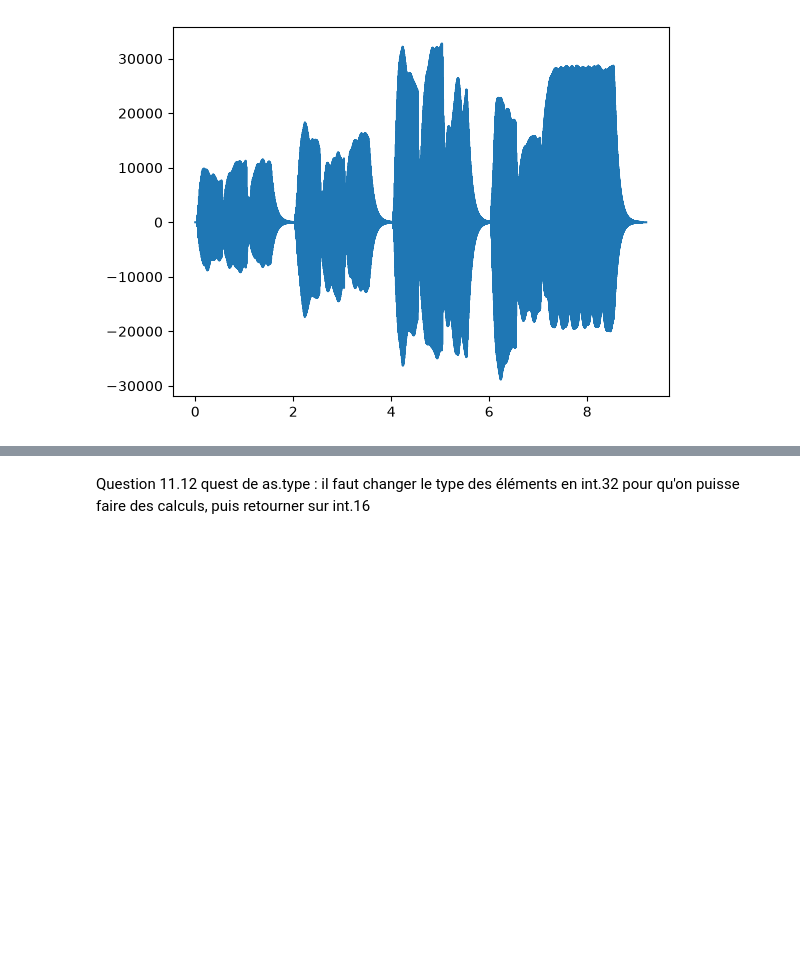
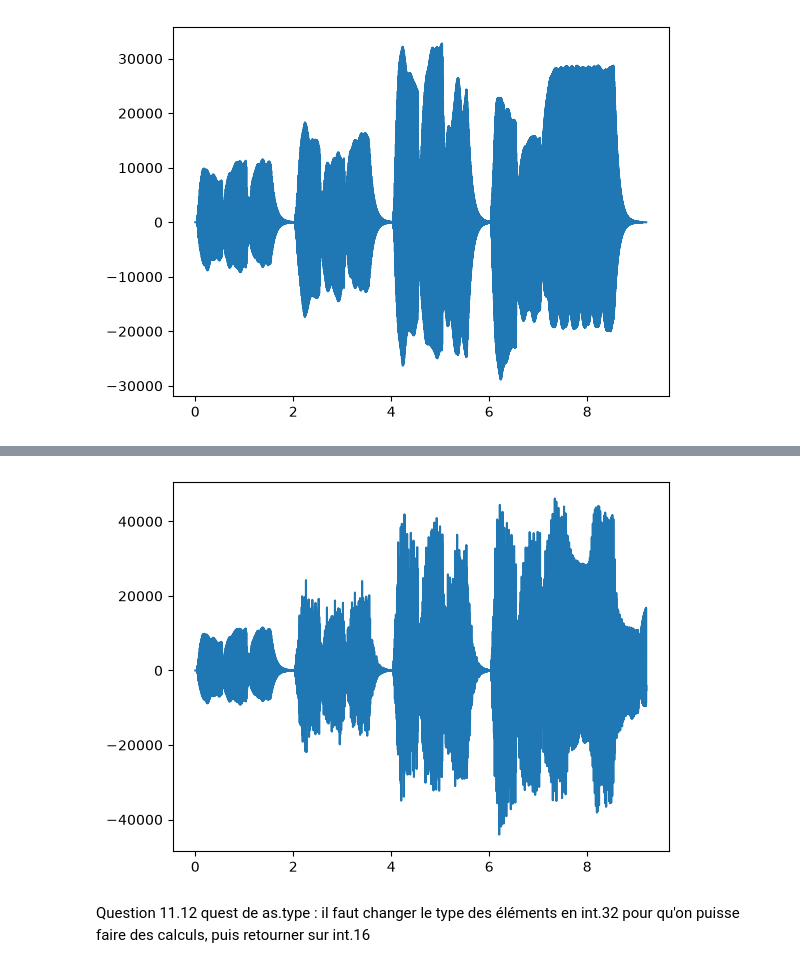
Before and after one commit to N-Sagnes/TP_Python_numerique, a Jupyter notebook: TP_SON/tpson2.ipynb, the cells around one changed output, grey strips where cells are left out. Saved outputs shown, nothing was run; the diff lists cells and outputs as text; code cells hidden in the pictures; blank space fills up the shorter version.

```diff
--- a/TP_SON/tpson2.ipynb
+++ b/TP_SON/tpson2.ipynb
@@ -184,3 +184,21 @@ plt.show
 [figure]
 # %%
 #10 )
+RATE = 44100
+temps = np.linspace(0, len(data)/RATE , len(data) )
+# Paramètres pour l'écho
+delay = 2  # en secondes
+main_ratio, delayed_ratio = 0.7, 0.3
+
+offset = delay*RATE
+
+base = np.zeros(len(data))
+data_echo = data[: len(data)-offset]
+base[offset:] = data_echo
+
+
+signal_echo1 = data+ main_ratio*base
+display(Audio(signal_echo1, rate = RATE)) #on teste le signal d'écho
+plt.plot(temps,signal_echo1) #on affiche l'echo
+plt.show()
+# %% [output]
@@ -187,2 +206,3 @@ plt.show
+[figure, added]
 # %% [markdown]
 Question 11.12 quest de as.type : il faut changer le type des éléments en int.32 pour qu'on puisse faire des calculs, puis retourner sur int.16
```
Also changed, not shown: parts of 1 cell of this notebook.
